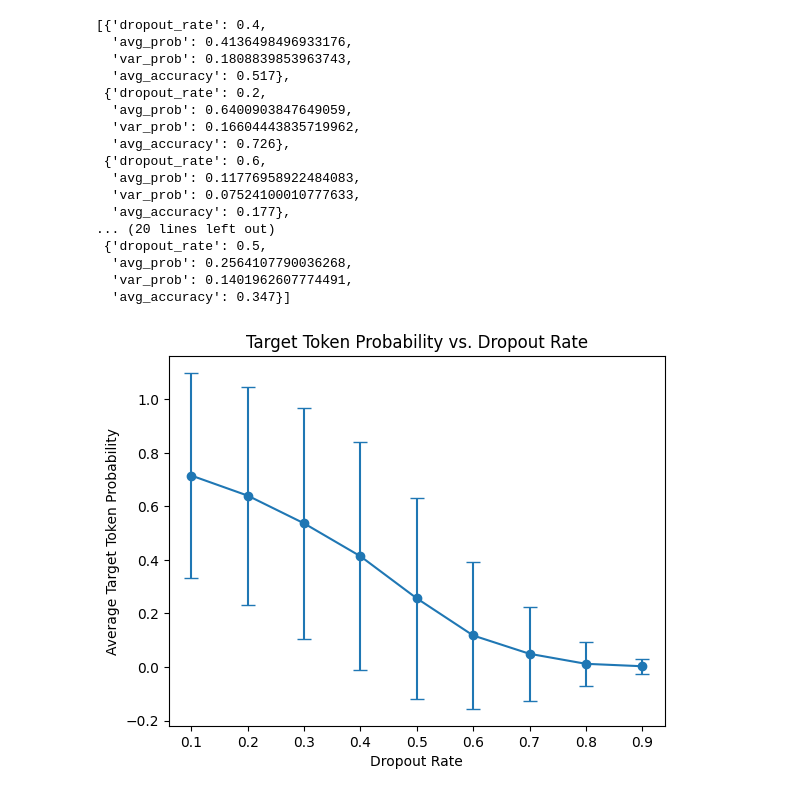
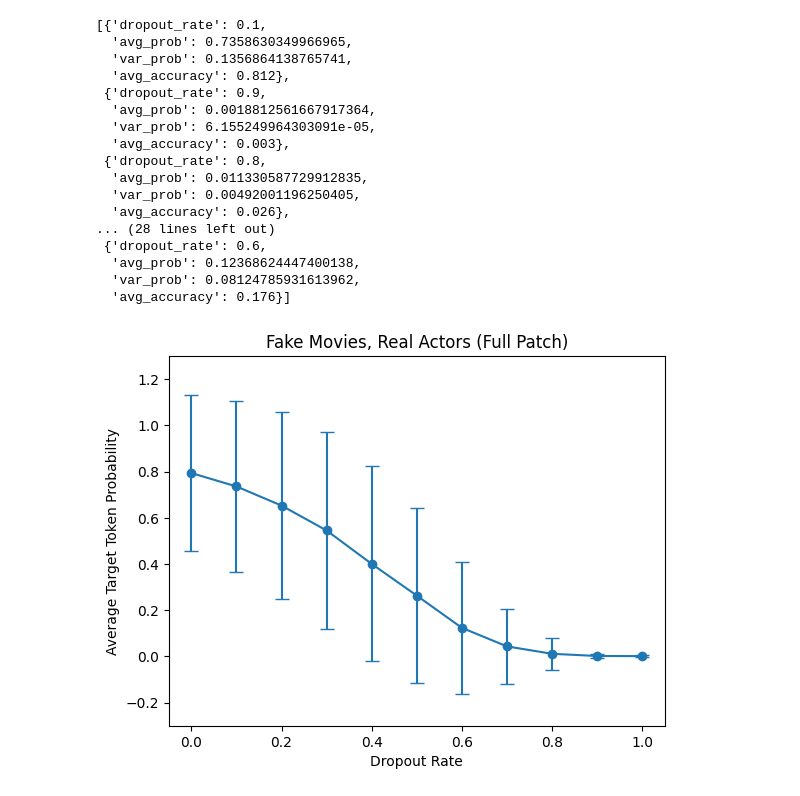
Before and after one commit to toddnief/dyamic-weight-grafting, a Jupyter notebook: notebooks/experiments_vizzes.ipynb, the cells around one changed output. Drawn from its saved outputs; the diff is of its cells as text; code cells hidden in the pictures.

```diff
--- a/notebooks/experiments_vizzes.ipynb
+++ b/notebooks/experiments_vizzes.ipynb
@@ -6,7 +7,9 @@ import numpy as np
 
 from kp.utils.constants import EXPERIMENTS_DIR
 # %%
-RESULTS_DIR = EXPERIMENTS_DIR / "fake_movies_real_actors"
+EXPERIMENT_NAME = "Fake Movies, Real Actors (Full Patch)"
+EXPERIMENT_DIR = re.sub(r"[^\w]", "_", EXPERIMENT_NAME).lower().replace("__","_").rstrip("_")
+RESULTS_DIR = EXPERIMENTS_DIR / EXPERIMENT_DIR
 FIGURES_DIR = RESULTS_DIR / "figures"
 FIGURES_DIR.mkdir(exist_ok=True)
 results_paths = RESULTS_DIR.rglob("*.json")
@@ -17,10 +16,12 @@ results_paths
 # %%
+TOP_K = 10
+forgotten_tokens = {}
 results = []
 for results_path in results_paths:
     with open(results_path, "r") as f:
         data = json.load(f)
 
-    dropout_rate = data["config"]["experiment_config"]["patch_dropout"]
+    dropout_rate = data["experiment_settings"]["patch_dropout"]
 
     target_probs = [
         ex["target"]["token_prob"]
@@ -44,3 +45,7 @@ for results_path in results_paths:
         "var_prob": var_prob,
         "avg_accuracy": avg_accuracy,
     })
+
+    lowest_k = sorted(data["results"], key=lambda ex: ex["target"]["token_prob"])[:TOP_K]
+
+    forgotten_tokens[dropout_rate] = lowest_k
@@ -47,23 +117,23 @@ for results_path in results_paths:
 # %%
 results
 # %% [output]
-[{'dropout_rate': 0.4,
-  'avg_prob': 0.4136498496933176,
-  'var_prob': 0.1808839853963743,
-  'avg_accuracy': 0.517},
- {'dropout_rate': 0.2,
-  'avg_prob': 0.6400903847649059,
-  'var_prob': 0.16604443835719962,
-  'avg_accuracy': 0.726},
+[{'dropout_rate': 0.1,
+  'avg_prob': 0.7358630349966965,
+  'var_prob': 0.1356864138765741,
+  'avg_accuracy': 0.812},
+ {'dropout_rate': 0.9,
+  'avg_prob': 0.0018812561667917364,
+  'var_prob': 6.155249964303091e-05,
+  'avg_accuracy': 0.003},
+ {'dropout_rate': 0.8,
+  'avg_prob': 0.011330587729912835,
+  'var_prob': 0.00492001196250405,
+  'avg_accuracy': 0.026},
+... (28 lines left out)
  {'dropout_rate': 0.6,
-  'avg_prob': 0.11776958922484083,
-  'var_prob': 0.07524100010777633,
-  'avg_accuracy': 0.177},
-... (20 lines left out)
- {'dropout_rate': 0.5,
-  'avg_prob': 0.2564107790036268,
-  'var_prob': 0.1401962607774491,
-  'avg_accuracy': 0.347}]
+  'avg_prob': 0.12368624447400138,
+  'var_prob': 0.08124785931613962,
+  'avg_accuracy': 0.176}]
 # %%
 dropout_rates = [r["dropout_rate"] for r in results]
 avg_probs = [r["avg_prob"] for r in results]
@@ -75,12 +145,13 @@ x, y, yerr, z = zip(*sorted_data)
 # %%
 plt.errorbar(x, y, yerr=yerr, fmt='o-', capsize=5)
 plt.xlabel("Dropout Rate")
 plt.ylabel("Average Target Token Probability")
-plt.title("Target Token Probability vs. Dropout Rate")
+plt.title(EXPERIMENT_NAME)
+plt.ylim(-0.3, 1.3)
 plt.savefig(FIGURES_DIR / "dropout_vs_prob.png", dpi=300, bbox_inches="tight")
 plt.show()
 # %% [output]
-[figure, old version]
+[figure, new version]
 # %%
 plt.errorbar(x, z, fmt='o-', capsize=5)
 plt.xlabel("Dropout Rate")
```
Also changed, not shown: parts of 6 cells of this notebook.
